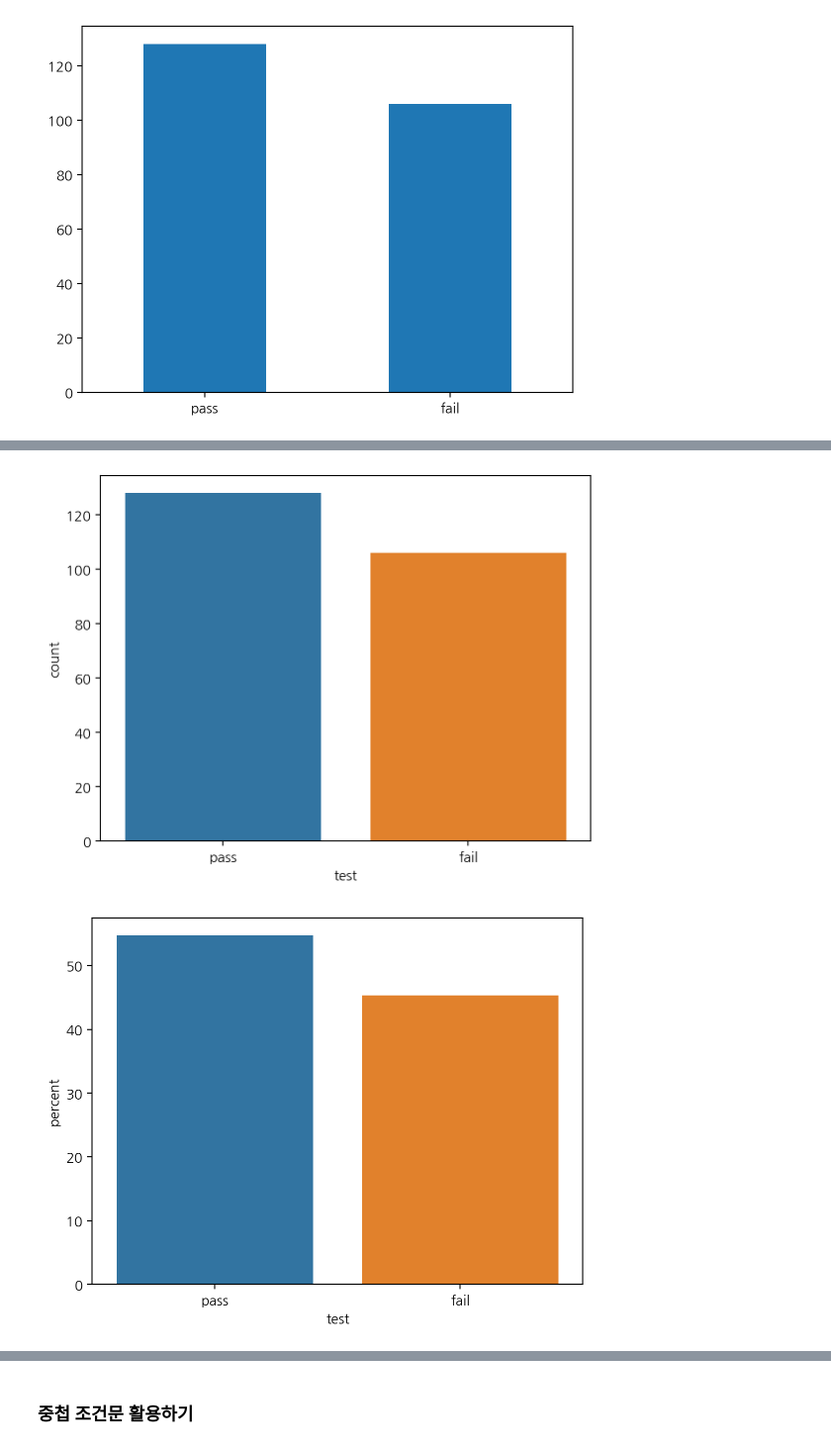
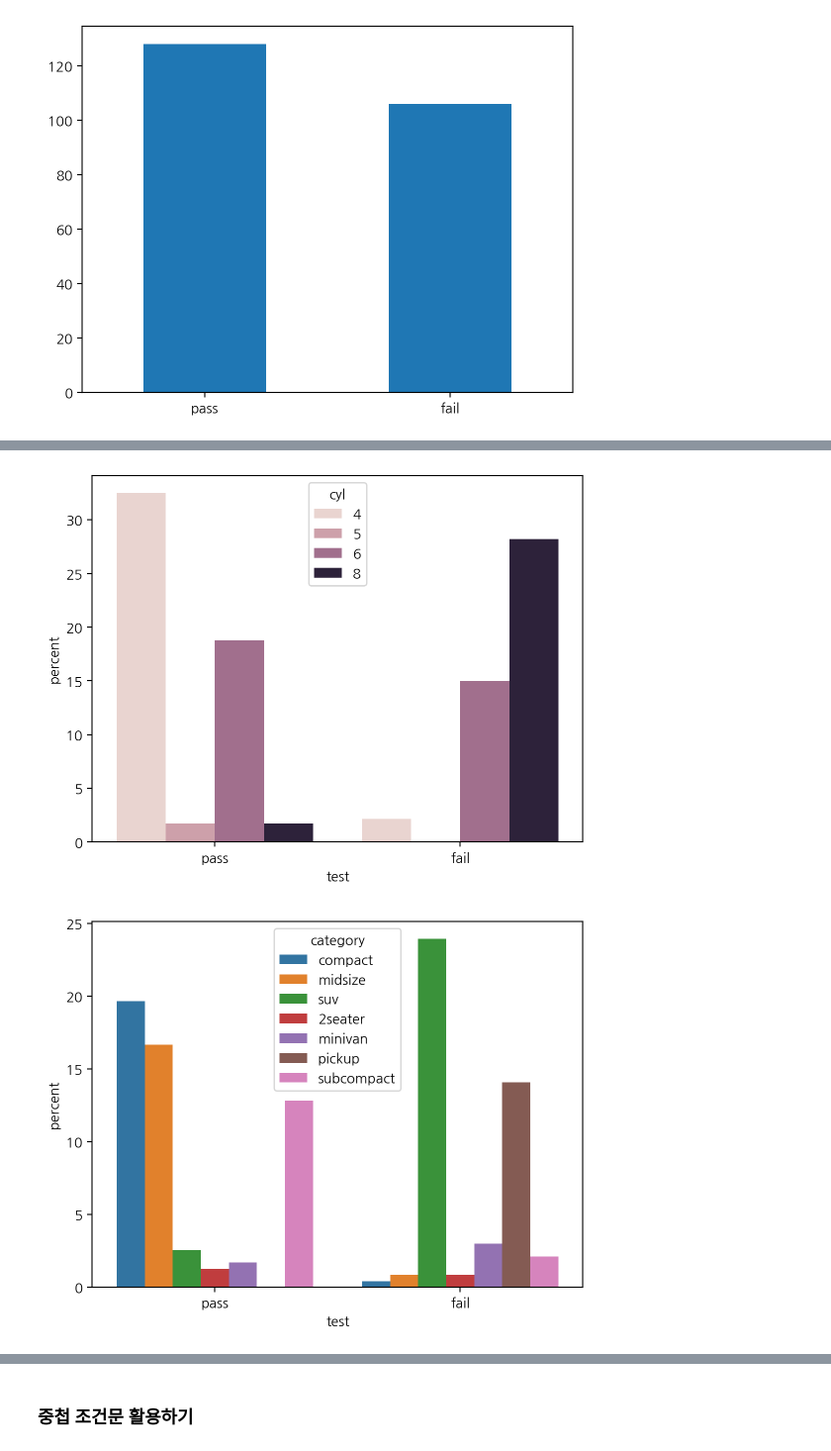
Before and after one commit to JD12321/2024-1-my-BDA, a Jupyter notebook: inclass/03w_0322_fri_ch05_dataframe_medium.ipynb, the cells around one changed output, grey strips where cells are left out. Shown at 99% size. Saved outputs shown, nothing was run; the diff lists cells and outputs as text; code cells hidden in the pictures.

```diff
--- a/inclass/03w_0322_fri_ch05_dataframe_medium.ipynb
+++ b/inclass/03w_0322_fri_ch05_dataframe_medium.ipynb
@@ -618,8 +703,8 @@ sns.countplot(mpg, x='test')
 # %%
-sns.countplot(mpg, x='test', hue=mpg.test);
+sns.countplot(mpg, x='test', hue="cyl", stat= "percent");
 # %% [output]
-[figure, old version]
+[figure, new version]
 # %%
-sns.countplot(mpg, x='test', hue='test', stat='percent'); # 시험 예상
+sns.countplot(mpg, x='test', hue="category", stat= "percent");
 # %% [output]
-[figure, old version]
+[figure, new version]
```
Also changed, not shown: parts of 80 cells of this notebook.
